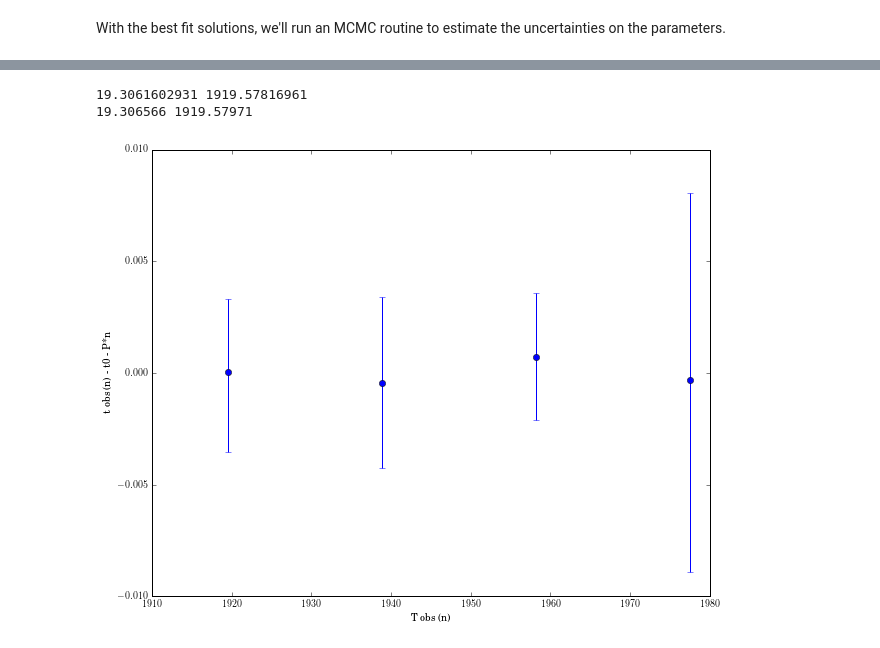
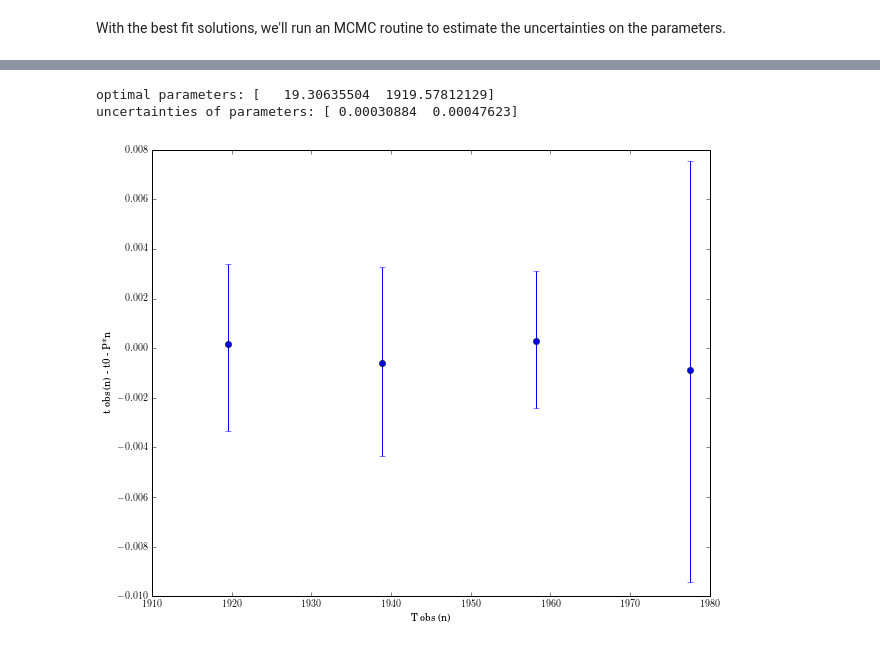
Before and after one commit to sanchisojeda/Transit-Analysis, a Jupyter notebook: LCAnalysis_4.ipynb, the cells around one changed output, grey strips where cells are left out. Cells and saved outputs as stored; diff of their text form; code cells hidden in the pictures.

```diff
--- a/LCAnalysis_4.ipynb
+++ b/LCAnalysis_4.ipynb
@@ -380,31 +382,45 @@ np.savetxt('MCMC_t04.txt', t0fit_mcmc, fmt='%1.3f', delimiter='   ',
 # %%
 n = []
-tObs = []
-
+tobs = []
+tobsErr = []
 for i in range (len(transits)):
     aux = t0fit_mcmc[i,0]
+    auxerr = (t0fit_mcmc[i,1] + t0fit_mcmc[i,2])/2
     n.append(i)
-    tObs.append(aux)
+    tobs.append(aux)
+    tobsErr.append(auxerr)
-# %%
-k = np.polyfit(n,tObs,1)
-slopeP = k[0]
-t0Final = k[1]
-
-print slopeP, t0Final
-print period, t0
-
-upper_error = t0fit_mcmc[:,1]
-lower_error = t0fit_mcmc[:,2]
-asymmetric_error = [lower_error, upper_error]
-
-t_y = np.array(tObs) - t0Final - slopeP*np.array(n)
-
-plt.figure(8)
-plt.errorbar(tObs, t_y, yerr=asymmetric_error, fmt='o')
-plt.xlabel('T obs (n)')
-plt.ylabel('t obs (n) - t0 - P*n')
-plt.show()
-# %% [output]
-19.3061602931 1919.57816961
-19.306566 1919.57971
-[figure, removed]
+# %%
+k = np.polyfit(n,tobs,1)
+slopeP = k[0]
+t0Final = k[1]
+
+def func(x, a, b):
+    return (a*x + b)
+
+tobserr = np.array(tobsErr) # Convert list to array
+popt, pcov = op.curve_fit(func,n,tobs, p0=[slopeP,t0Final], sigma=tobserr)
+'''
+    popt: Optimal values for the parameters so that the sum of the squared error of "f(xdata, *popt) - ydata" is
+    minimized. (Array)
+    pcov: The estimated covariance of popt. The diagonals provide the variance of the parameter estimate. To compute
+    one standard deviation errors on the parameters use perr = np.sqrt(np.diag(pcov)). (2D Array)
+
+'''
+perr = np.sqrt(np.diag(pcov))
+print "optimal parameters:", popt
+print "uncertainties of parameters:", perr
+
+t_y = np.array(tobs) - popt[1] - popt[0]*np.array(n)
+
+upper_error = t0fit_mcmc[:,1]
+lower_error = t0fit_mcmc[:,2]
+asymmetric_error = [lower_error, upper_error]
+plt.figure(8)
+plt.errorbar(tobs, t_y, yerr=asymmetric_error, fmt='o')
+plt.xlabel('T obs (n)')
+plt.ylabel('t obs (n) - t0 - P*n')
+plt.show()
+# %% [output]
+optimal parameters: [   19.30635504  1919.57812129]
+uncertainties of parameters: [ 0.00030884  0.00047623]
+[figure, added]
```
Also changed, not shown: parts of 3 cells of this notebook.
